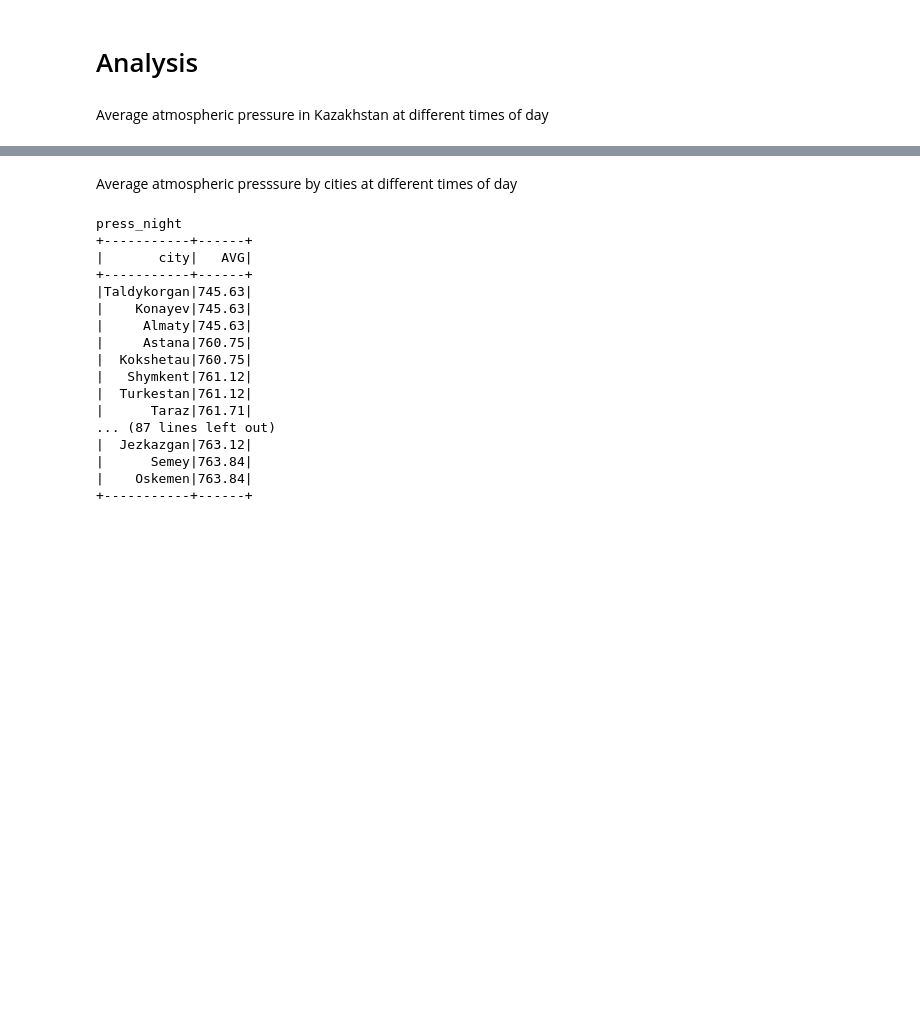
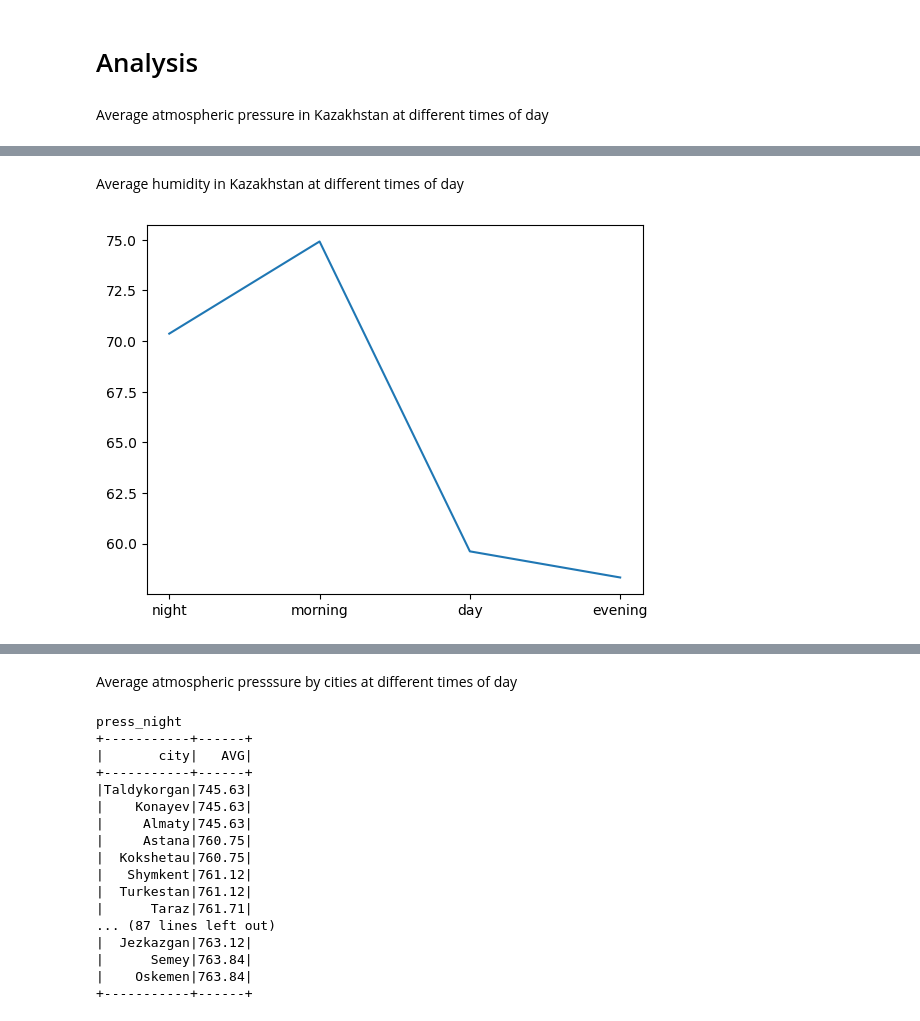
Before and after one commit to olzhas547/Kazakhstan_weather_analytics, a Jupyter notebook: analysis.ipynb, the cells around one changed output, grey strips where cells are left out. Cells and saved outputs as stored; diff of their text form; code cells hidden in the pictures; blank space fills up the shorter version.

```diff
--- a/analysis.ipynb
+++ b/analysis.ipynb
@@ -341,0 +344,12 @@ df.select(round(avg(col('press_night')), 2), round(avg(col('press_morning')), 2)
+# %% [markdown]
+Average humidity in Kazakhstan at different times of day
+# %%
+avg_hum_by_time = df.select(
+    round(avg(col('hum_night')), 2).alias('night'),
+    round(avg(col('hum_morning')), 2).alias('morning'),
+    round(avg(col('hum_day')), 2).alias('day'),
+    round(avg(col('hum_evening')), 2).alias('evening')).toPandas()
+plt.plot(list(avg_hum_by_time.columns), avg_hum_by_time.values.tolist()[0])
+plt.show()
+# %% [output]
+[figure, added]
```
Also changed, not shown: parts of 7 cells of this notebook, 2 other files.
